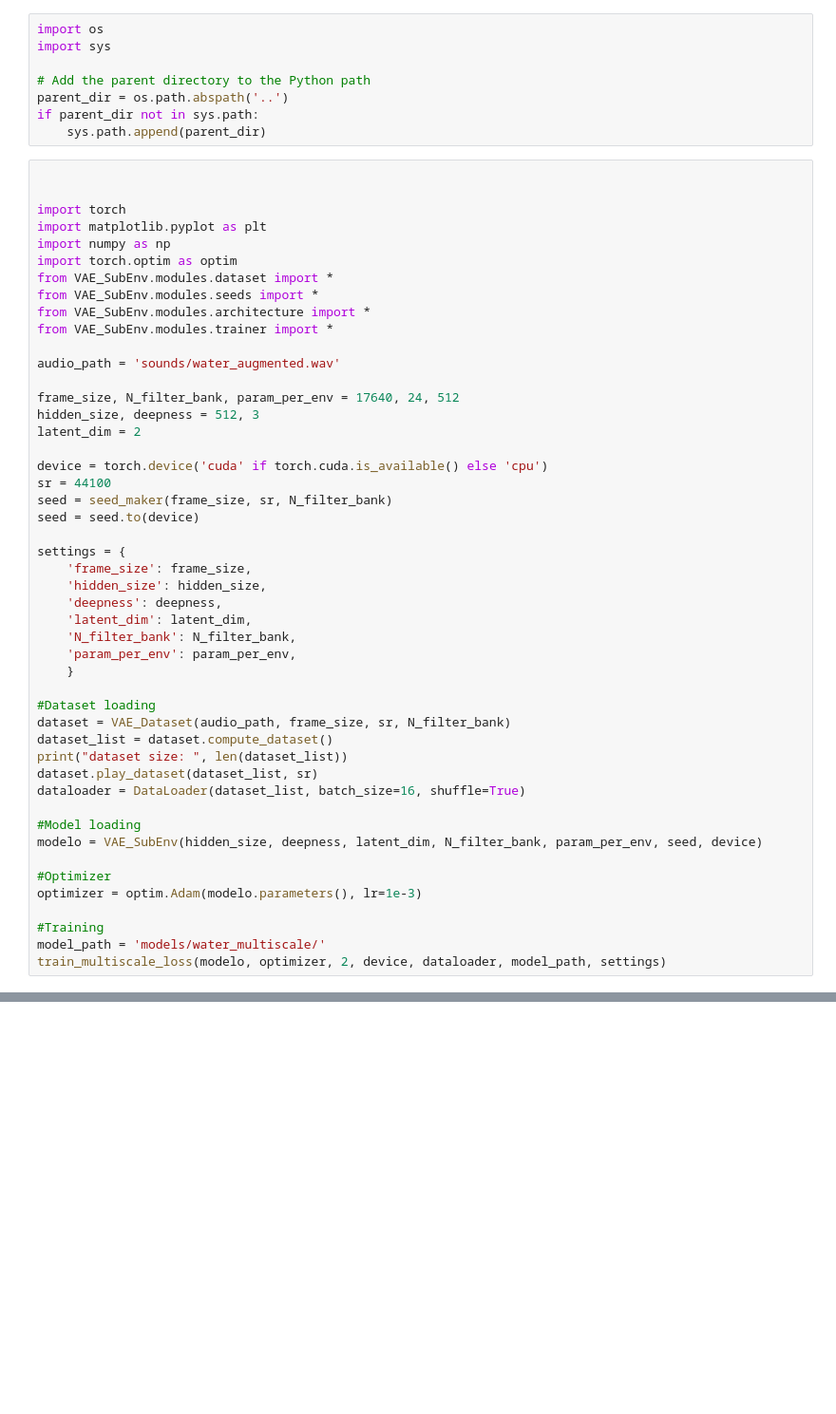
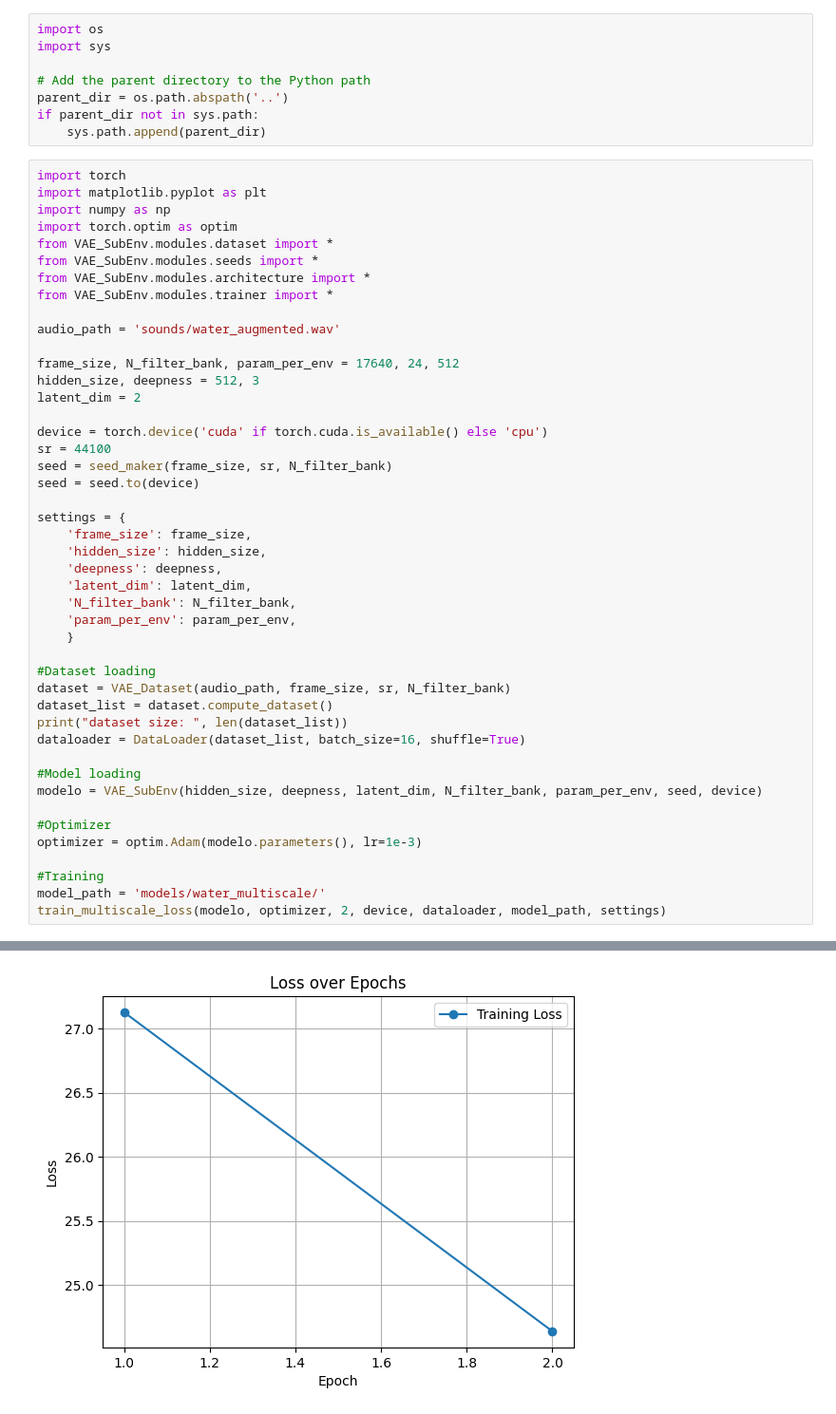
Before and after one commit to cordutie/VAE_SubEnv, a Jupyter notebook: notebook_train.ipynb, the cells around one changed output, grey strips where cells are left out. Shown at 95% size. Drawn from its saved outputs; the diff is of its cells as text; blank space fills up the shorter version.

```diff
--- a/notebook_train.ipynb
+++ b/notebook_train.ipynb
@@ -7,8 +7,6 @@ parent_dir = os.path.abspath('..')
 if parent_dir not in sys.path:
     sys.path.append(parent_dir)
 # %%
-
-
 import torch
 import matplotlib.pyplot as plt
 import numpy as np
@@ -42,7 +40,6 @@ settings = {
 dataset = VAE_Dataset(audio_path, frame_size, sr, N_filter_bank)
 dataset_list = dataset.compute_dataset()
 print("dataset size: ", len(dataset_list))
-dataset.play_dataset(dataset_list, sr)
 dataloader = DataLoader(dataset_list, batch_size=16, shuffle=True)
 
 #Model loading
@@ -62,0 +58 @@ dataset size:  160
+[figure, new version]
```
Also changed, not shown: parts of 2 cells of this notebook.
